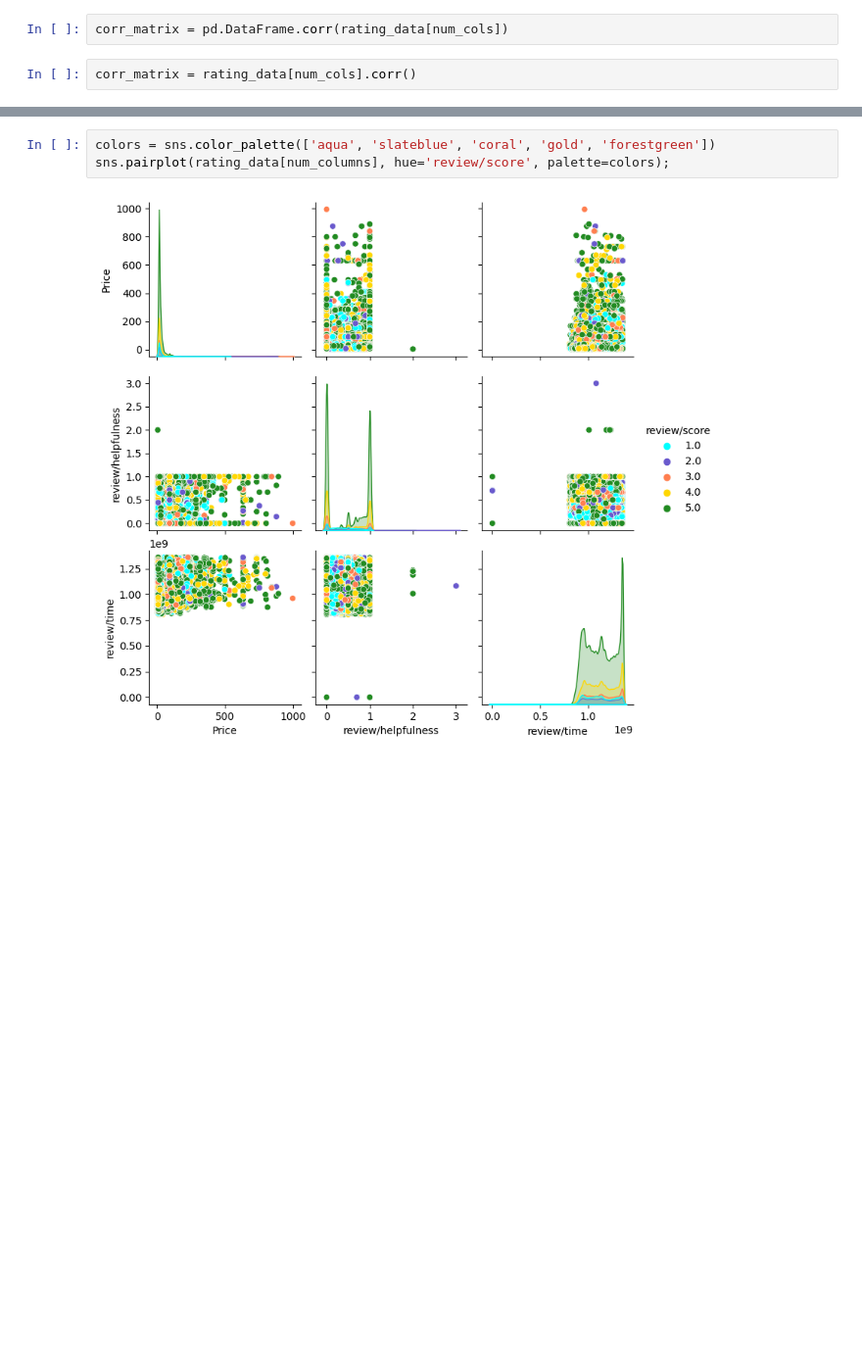
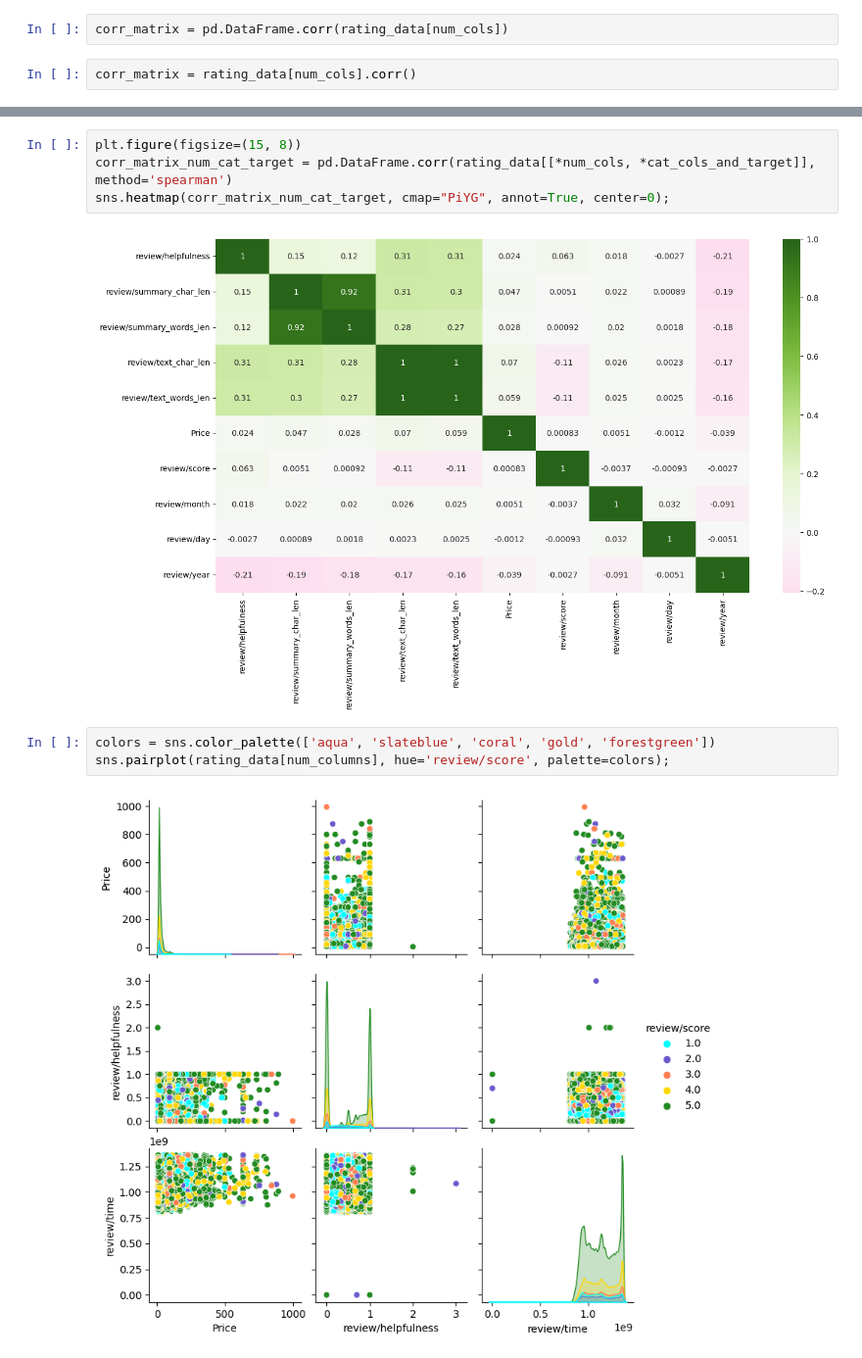
Before and after one commit to LeonSysprog/BookReviews, a Jupyter notebook: ml.ipynb, the cells around one changed output, grey strips where cells are left out. Shown at 98% size. Drawn from its saved outputs; the diff is of its cells as text; blank space fills up the shorter version.

```diff
--- a/ml.ipynb
+++ b/ml.ipynb
@@ -917,3 +925,9 @@ sns.heatmap(corr_matrix, cmap="PiYG", annot=True, center=0);
+# %%
+plt.figure(figsize=(15, 8))
+corr_matrix_num_cat_target = pd.DataFrame.corr(rating_data[[*num_cols, *cat_cols_and_target]], method='spearman')
+sns.heatmap(corr_matrix_num_cat_target, cmap="PiYG", annot=True, center=0);
+# %% [output]
+[figure, added]
 # %%
 colors = sns.color_palette(['aqua', 'slateblue', 'coral', 'gold', 'forestgreen'])
 sns.pairplot(rating_data[num_columns], hue='review/score', palette=colors);
```
Also changed, not shown: parts of 10 cells of this notebook.
